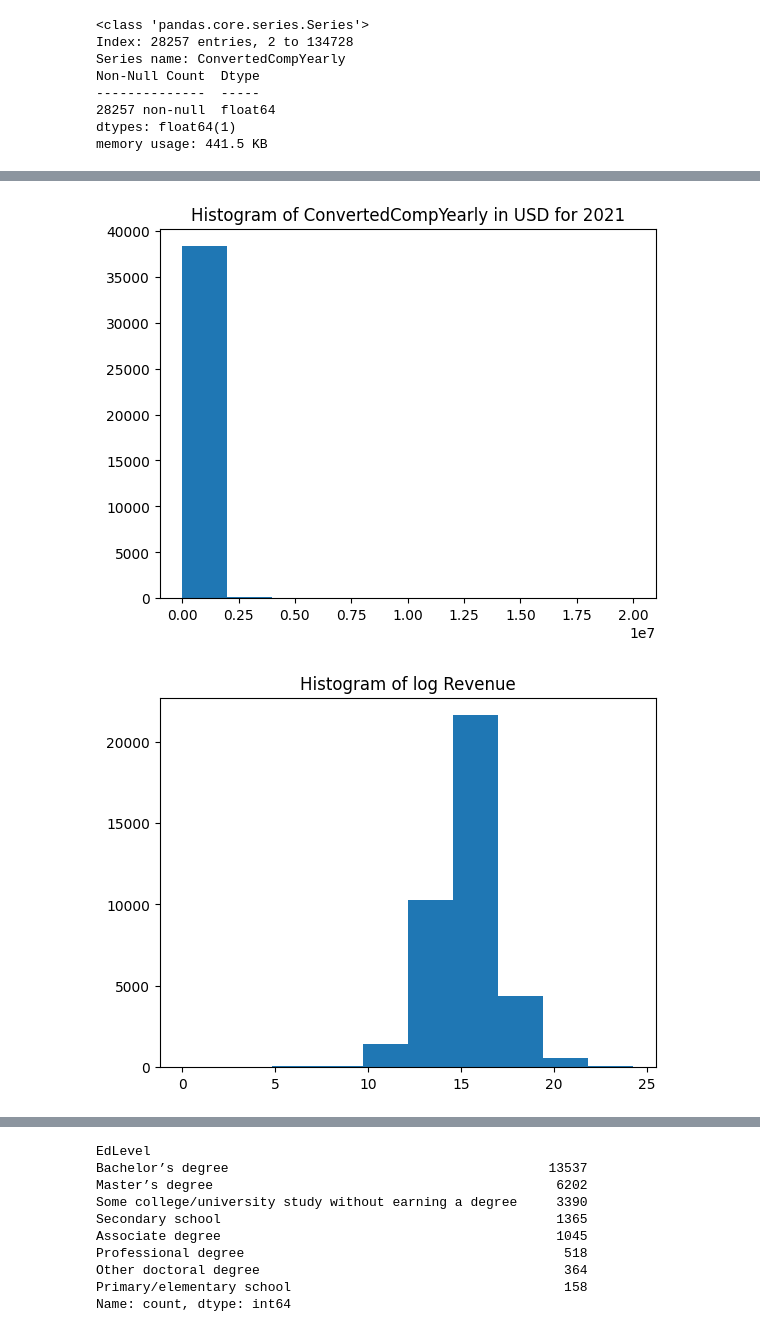
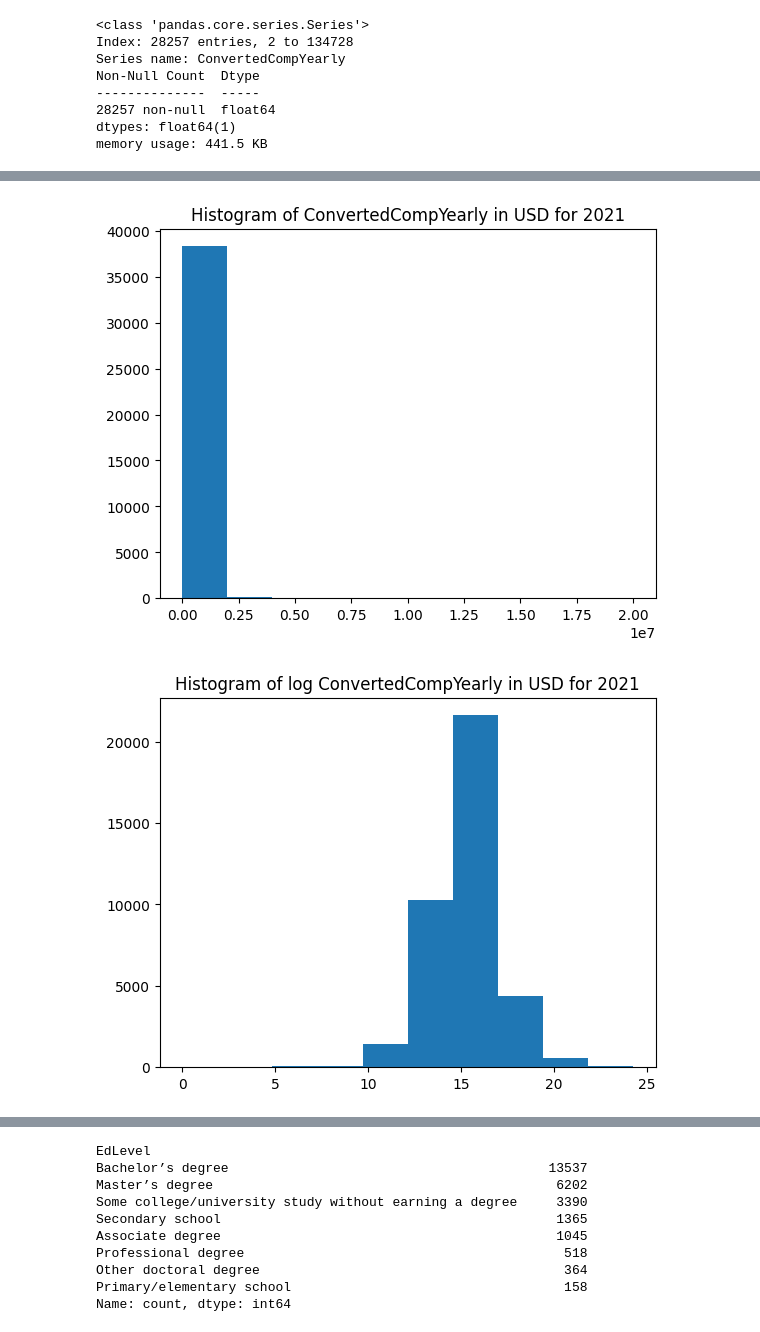
Before and after one commit to Poomon001/Framework-Trend-Model-Analysis, a Jupyter notebook: main.ipynb, the cells around one changed output, grey strips where cells are left out. Cells and saved outputs as stored; diff of their text form; code cells hidden in the pictures.

```diff
--- a/main.ipynb
+++ b/main.ipynb
@@ -454,15 +415,15 @@ plt.show()
 # %%
 # plot histogram for 2021
 plt.hist(data2["ConvertedCompYearly"])
 plt.title('Histogram of ConvertedCompYearly in USD for 2021')
 plt.show()
 
 plt.hist(np.log2(data2['ConvertedCompYearly']))
-plt.title('Histogram of log Revenue')
+plt.title('Histogram of log ConvertedCompYearly in USD for 2021')
 plt.show()
 # %% [output]
 [figure]
-[figure, old version]
+[figure, new version]
 # %%
 # plot histogram for 2020
 plt.hist(data3["ConvertedCompYearly"])
```
Also changed, not shown: parts of 57 cells of this notebook, 1 other file.
